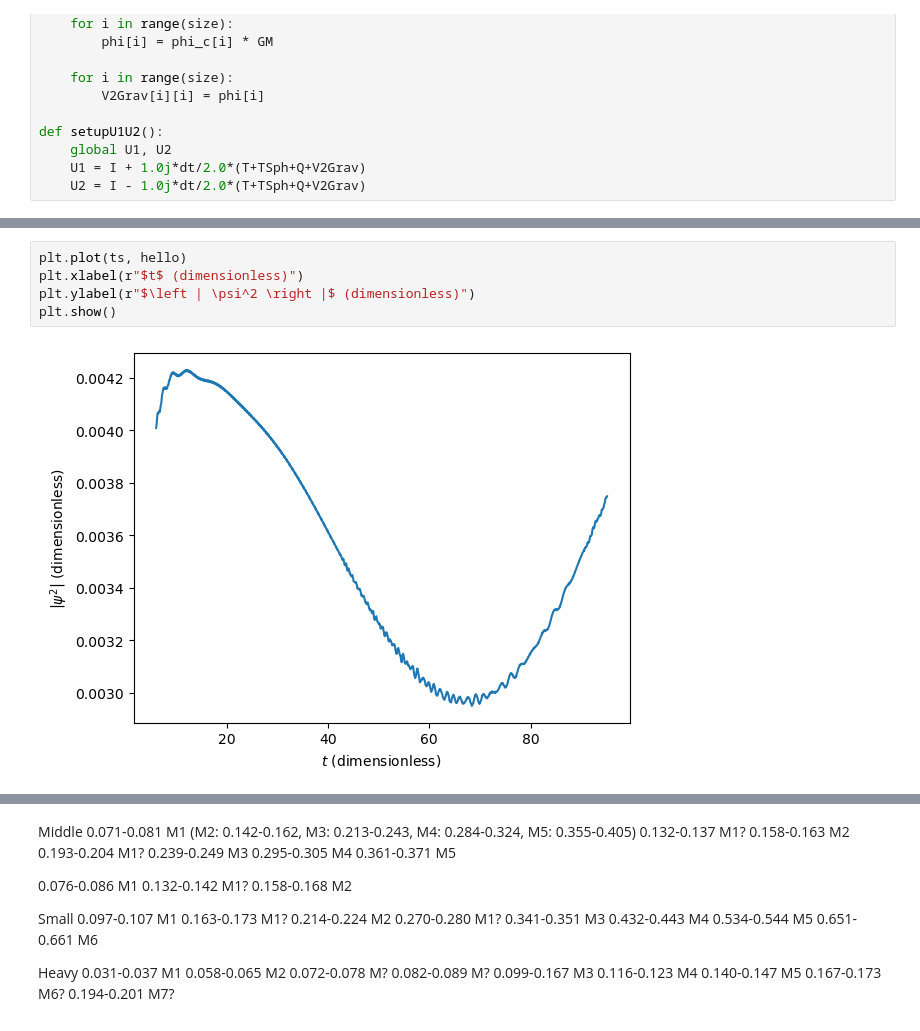
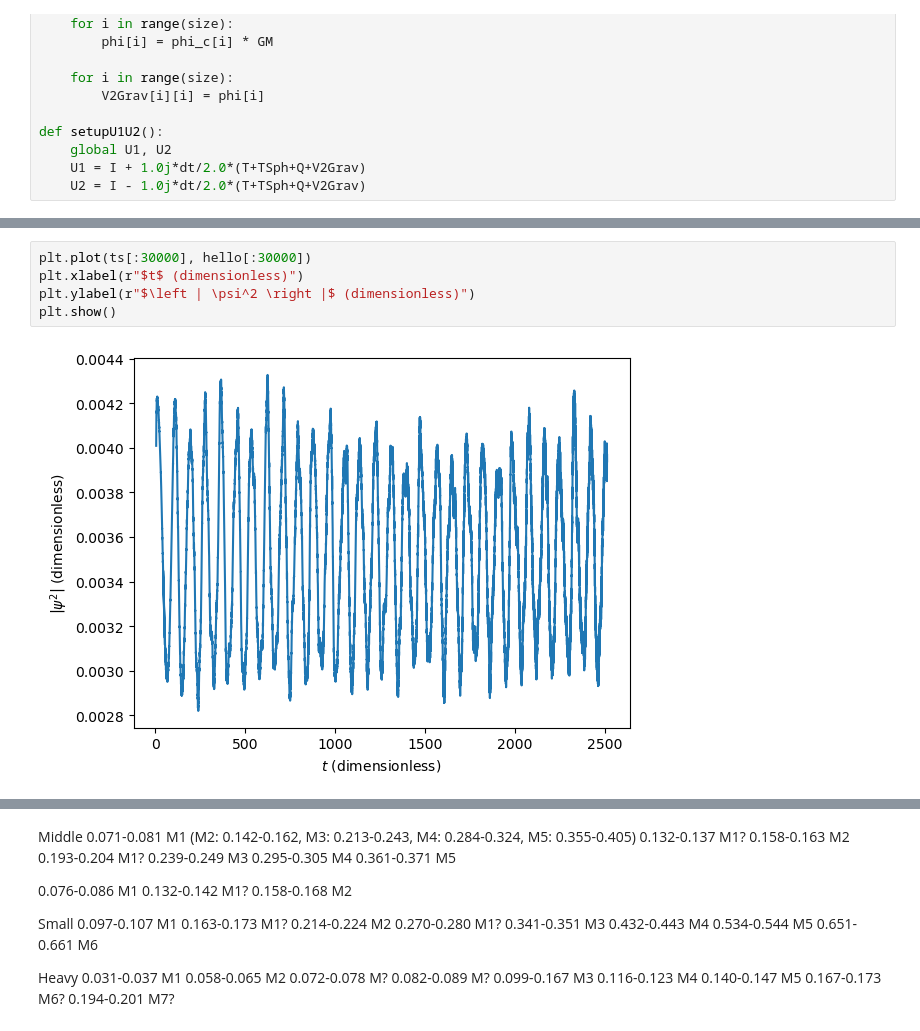
Before and after one commit to bkklee/BosonStar, a Jupyter notebook: Crank-Nicolson_v4.ipynb, the cells around one changed output, grey strips where cells are left out. Drawn from its saved outputs; the diff is of its cells as text.

```diff
--- a/Crank-Nicolson_v4.ipynb
+++ b/Crank-Nicolson_v4.ipynb
@@ -222,10 +222,10 @@ plt.show()
 # %%
-plt.plot(ts, hello)
+plt.plot(ts[:30000], hello[:30000])
 plt.xlabel(r"$t$ (dimensionless)")
 plt.ylabel(r"$\left | \psi^2 \right |$ (dimensionless)")
 plt.show()
 # %% [output]
-[figure, old version]
+[figure, new version]
 # %%
 sp = np.fft.fft(hello)
 freq = np.fft.fftfreq(len(hello), d=dt)*omegaA/5.391247e-44
```
Also changed, not shown: parts of 8 cells of this notebook, 1 other file.
